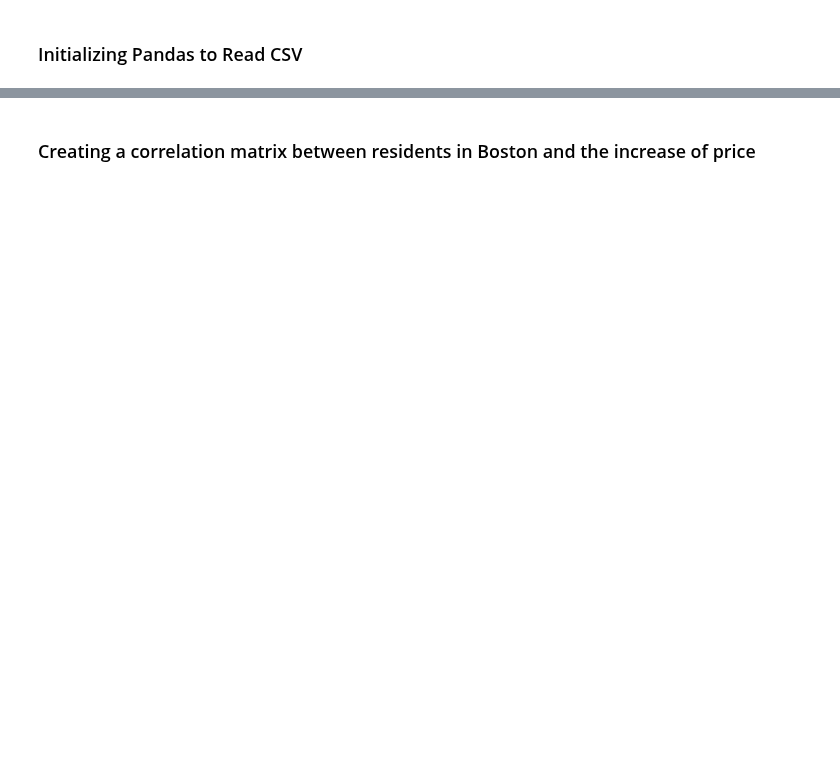
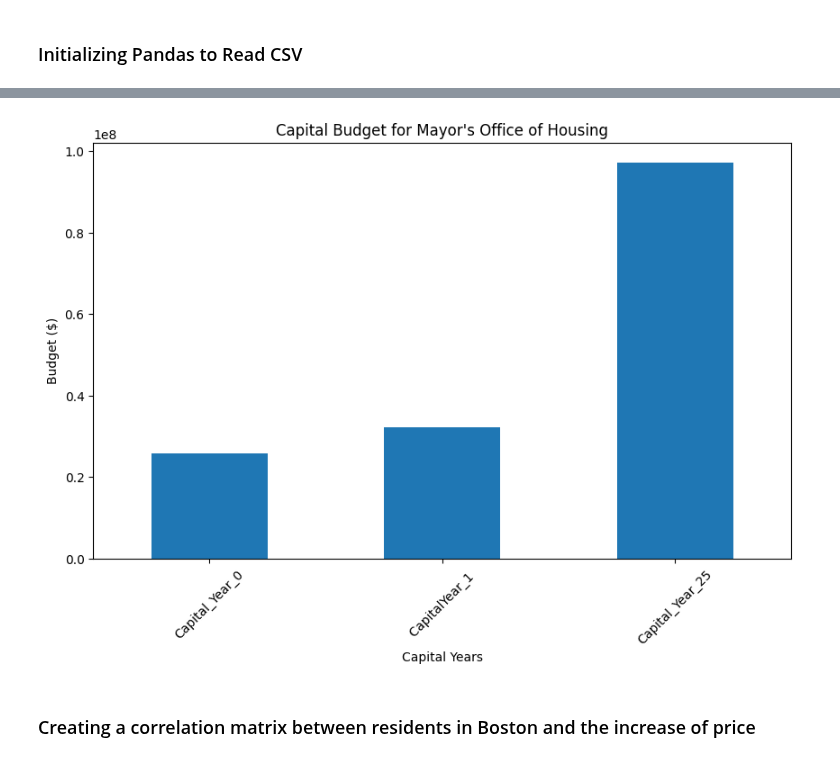
Before and after one commit to BU-Spark/ds-boston-city-budget, a Jupyter notebook: fa23-team-c/data/Tony's Extension Project/Extension Project/extension.ipynb, the cells around one changed output, grey strips where cells are left out. Drawn from its saved outputs; the diff is of its cells as text; code cells hidden in the pictures; blank space fills up the shorter version.

```diff
--- a/fa23-team-c/data/Tony's Extension Project/Extension Project/extension.ipynb
+++ b/fa23-team-c/data/Tony's Extension Project/Extension Project/extension.ipynb
@@ -9,3 +9,6 @@ condo_price = pd.read_csv('CONDO_PRICE.csv')
 electric_price = pd.read_csv('ELECTRICITY_PRICE.csv')
 home_price = pd.read_csv('BOSTONHOME_PRICE.csv')
 resident_pop = pd.read_csv('RESIDENT_POPULATION.csv')
+capital_data = pd.read_csv('fy24-capital-budget-plan-recommended.csv')
+
+capital_data.head()
@@ -12,3 +23,21 @@ resident_pop = pd.read_csv('RESIDENT_POPULATION.csv')
+# %%
+df = pd.read_csv('fy24-capital-budget-plan-recommended.csv')
+
+capital_data = capital_data[capital_data['Department'] == 'Mayor\'s Office of Housing']
+
+capital_columns = ['Capital_Year_0',' CapitalYear_1 ', 'Capital_Year_25']
+capital_data = capital_data[capital_columns].sum()  # Summing up all rows for each capital year
+
+# Plotting the graph
+plt.figure(figsize=(10, 6))
+capital_data.plot(kind='bar')
+plt.title('Capital Budget for Mayor\'s Office of Housing')
+plt.xlabel('Capital Years')
+plt.ylabel('Budget ($)')
+plt.xticks(ticks=range(len(capital_columns)), labels=capital_columns, rotation=45)
+plt.show()
+# %% [output]
+[figure, added]
 # %% [markdown]
 ### Creating a correlation matrix between residents in Boston and the increase of price
 # %%
```
Also changed, not shown: parts of 2 cells of this notebook, 1 other file.
